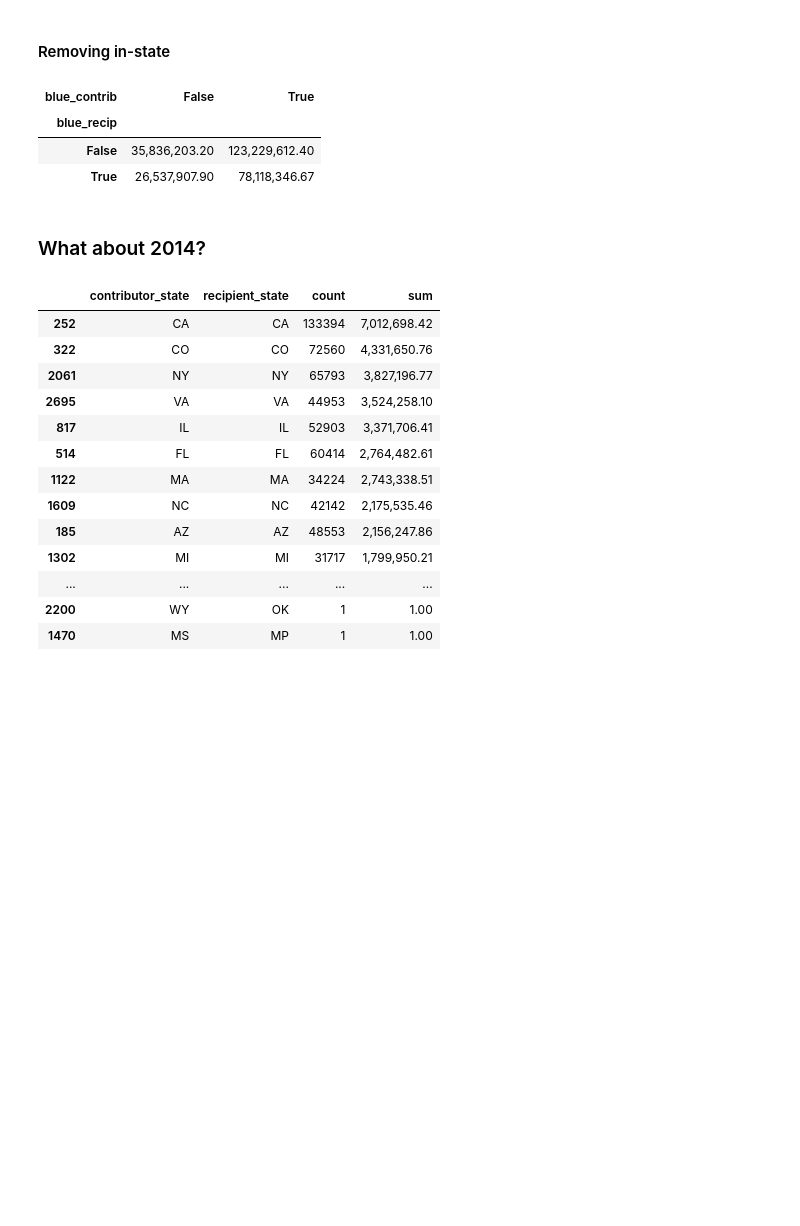
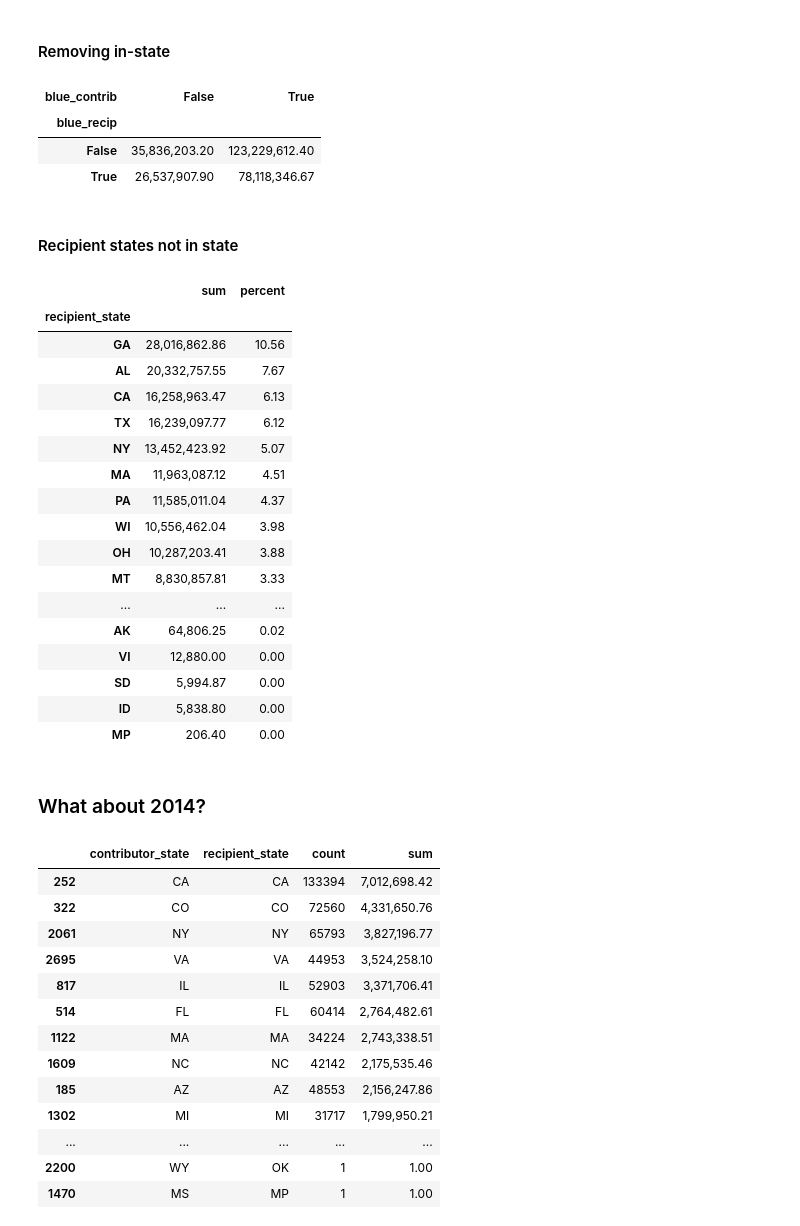
Before and after one commit to PublicI/actblue-analysis, a Jupyter notebook: analysis.ipynb, the cells around one changed output. Drawn from its saved outputs; the diff is of its cells as text; code cells hidden in the pictures; blank space fills up the shorter version.

```diff
--- a/analysis.ipynb
+++ b/analysis.ipynb
@@ -1034,6 +1034,33 @@ pd.pivot_table(contrib_flow[~contrib_flow['in']], values='sum', index=['blue_rec
 | blue_recip |  |  |
 | False | 35,836,203.20 | 123,229,612.40 |
 | True | 26,537,907.90 | 78,118,346.67 |
+# %% [markdown]
+#### Recipient states not in state
+# %%
+actblue_recipient_out_states = actblue_states[~actblue_states['in']].groupby(actblue_states[~actblue_states['in']]['recipient_state']).agg({'sum': 'sum'})
+
+actblue_recipient_out_states['percent'] = actblue_recipient_out_states['sum']/actblue_recipient_out_states['sum'].sum()*100
+
+actblue_recipient_out_states.sort_values(by=['percent'], ascending=False)
+# %% [output]
+|  | sum | percent |
+| recipient_state |  |  |
+| GA | 28,016,862.86 | 10.56 |
+| AL | 20,332,757.55 | 7.67 |
+| CA | 16,258,963.47 | 6.13 |
+| TX | 16,239,097.77 | 6.12 |
+| NY | 13,452,423.92 | 5.07 |
+| MA | 11,963,087.12 | 4.51 |
+| PA | 11,585,011.04 | 4.37 |
+| WI | 10,556,462.04 | 3.98 |
+| OH | 10,287,203.41 | 3.88 |
+| MT | 8,830,857.81 | 3.33 |
+| ... | ... | ... |
+| AK | 64,806.25 | 0.02 |
+| VI | 12,880.00 | 0.00 |
+| SD | 5,994.87 | 0.00 |
+| ID | 5,838.80 | 0.00 |
+| MP | 206.40 | 0.00 |
 # %% [markdown]
 ### What about 2014?
 # %%
```
Also changed, not shown: parts of 2 cells of this notebook, 1 other file.
